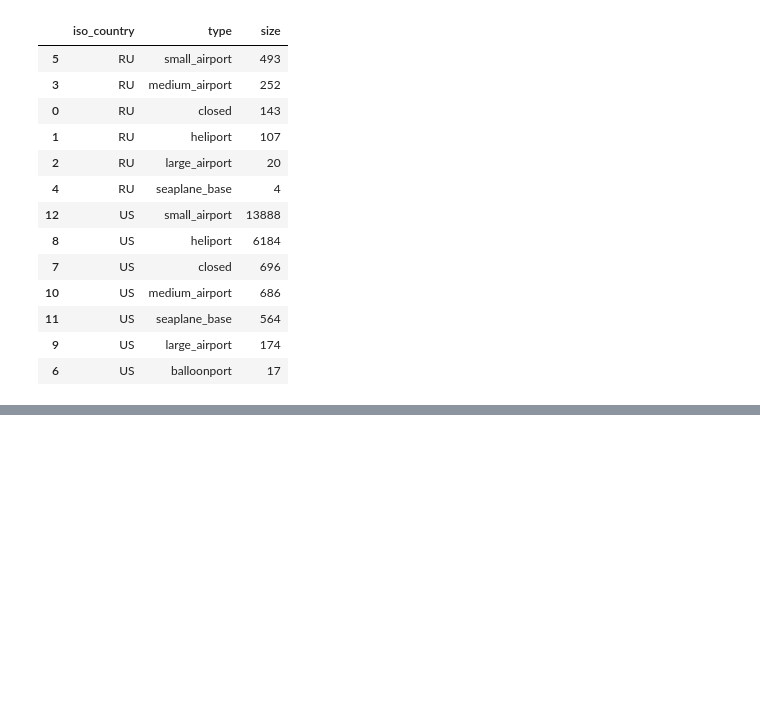
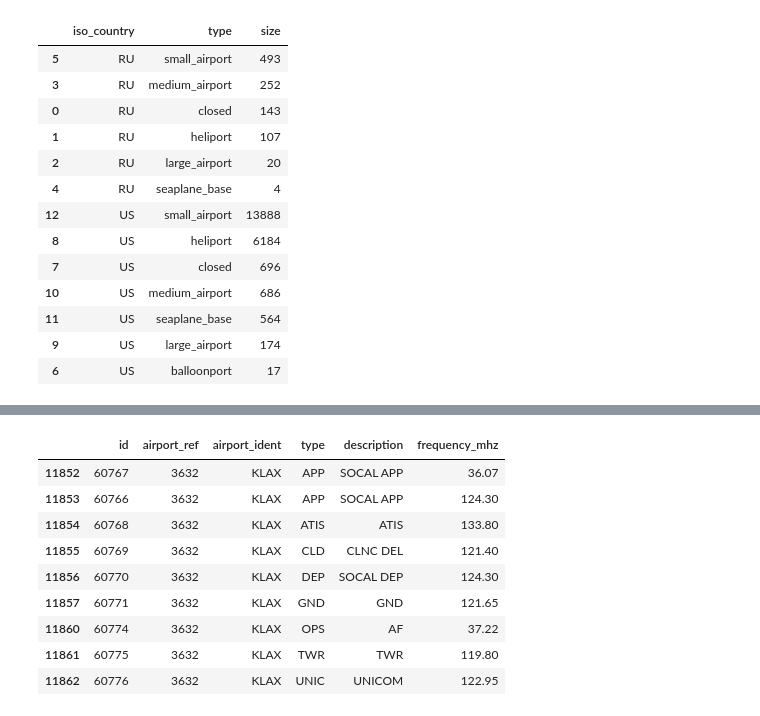
Before and after one commit to j-bennet/talks, a Jupyter notebook: 2018/sqlpandas/explore.ipynb, the cells around one changed output, grey strips where cells are left out. Cells and saved outputs as stored; diff of their text form; code cells hidden in the pictures; blank space fills up the shorter version.

```diff
--- a/2018/sqlpandas/explore.ipynb
+++ b/2018/sqlpandas/explore.ipynb
@@ -321,0 +423,3 @@ airports[airports.iso_country.isin(['US', 'RU'])]\
+# %%
+lax_freq = airport_freq[airport_freq.airport_ident == 'KLAX']
+lax_freq
@@ -321,0 +439,14 @@ airports[airports.iso_country.isin(['US', 'RU'])]\
+# %%
+lax_freq = lax_freq[lax_freq.type != 'MISC']
+lax_freq
+# %% [output]
+|  | id | airport_ref | airport_ident | type | description | frequency_mhz |
+| 11852 | 60767 | 3632 | KLAX | APP | SOCAL APP | 36.07 |
+| 11853 | 60766 | 3632 | KLAX | APP | SOCAL APP | 124.30 |
+| 11854 | 60768 | 3632 | KLAX | ATIS | ATIS | 133.80 |
+| 11855 | 60769 | 3632 | KLAX | CLD | CLNC DEL | 121.40 |
+| 11856 | 60770 | 3632 | KLAX | DEP | SOCAL DEP | 124.30 |
+| 11857 | 60771 | 3632 | KLAX | GND | GND | 121.65 |
+| 11860 | 60774 | 3632 | KLAX | OPS | AF | 37.22 |
+| 11861 | 60775 | 3632 | KLAX | TWR | TWR | 119.80 |
+| 11862 | 60776 | 3632 | KLAX | UNIC | UNICOM | 122.95 |
```
Also changed, not shown: parts of 15 cells of this notebook.
